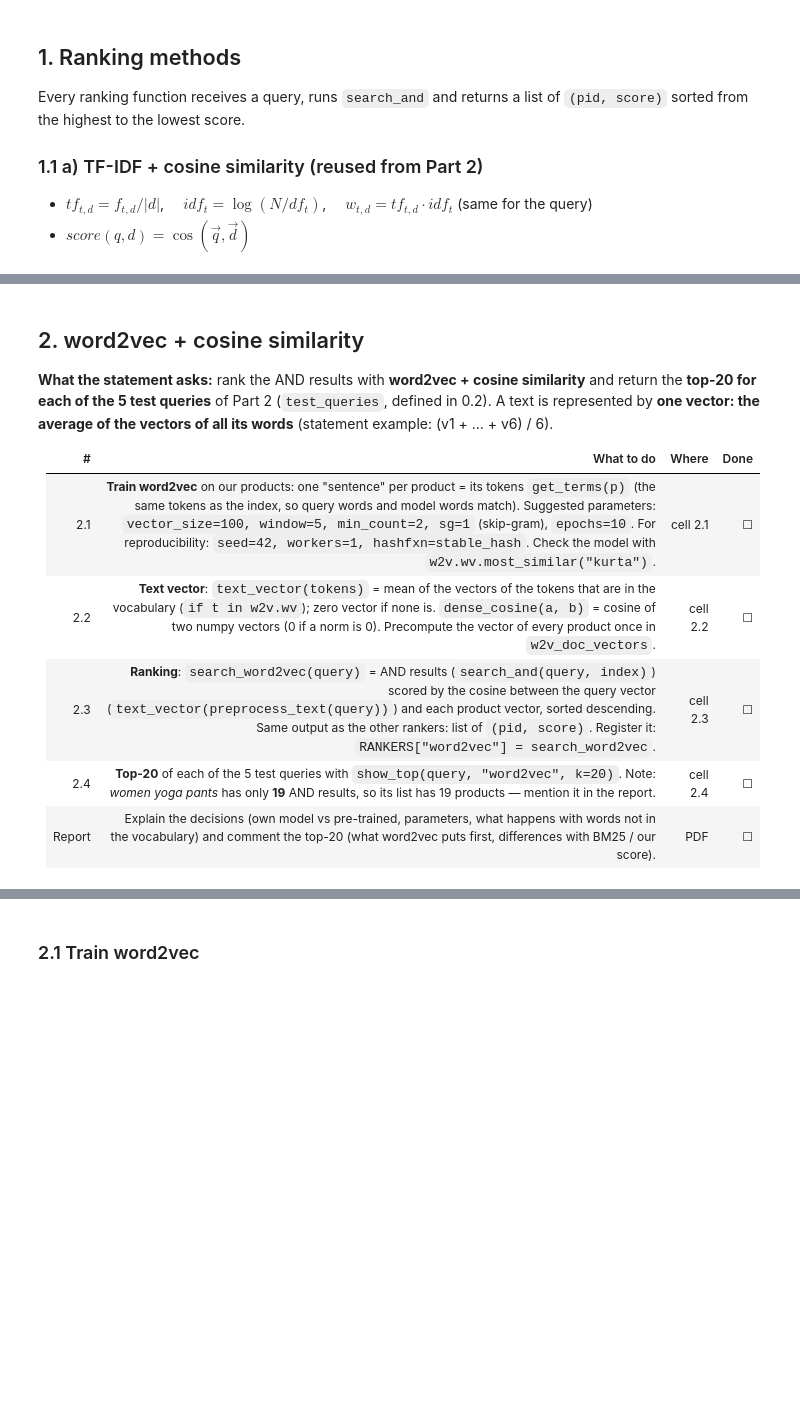
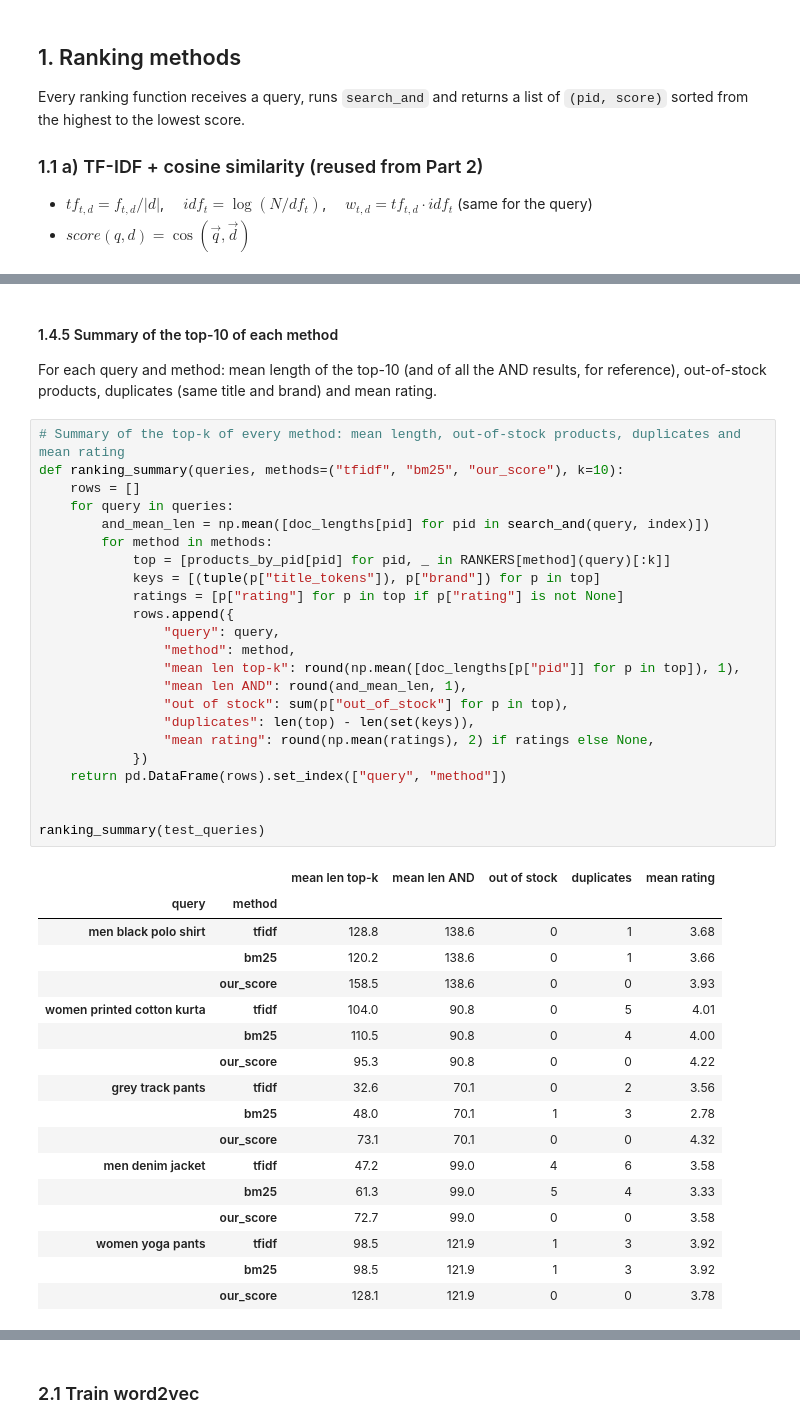
Before and after one commit to Mousemices/R-part1, a Jupyter notebook: project_progress/part_3/03_ranking_filtering.ipynb, the cells around one changed output, grey strips where cells are left out. Cells and saved outputs as stored; diff of their text form; blank space fills up the shorter version.

Commit message:
DELIVERABLE PART 3
Add word2vec ranking, ranking comparisons, result summaries, and the completed Part 3 report.

```diff
--- a/project_progress/part_3/03_ranking_filtering.ipynb
+++ b/project_progress/part_3/03_ranking_filtering.ipynb
@@ -534,12 +529,45 @@ for query in test_queries:
-# %% [markdown]
-## 2. word2vec + cosine similarity
-
-**What the statement asks:** rank the AND results with **word2vec + cosine similarity** and return the **top-20 for each of the 5 test queries** of Part 2 (`test_queries`, defined in 0.2). A text is represented by **one vector: the average of the vectors of all its words** (statement example: (v1 + … + v6) / 6).
-
-| # | What to do | Where | Done |
-|---|---|---|---|
-| 2.1 | **Train word2vec** on our products: one "sentence" per product = its tokens `get_terms(p)` (the same tokens as the index, so query words and model words match). Suggested parameters: `vector_size=100, window=5, min_count=2, sg=1` (skip-gram), `epochs=10`. For reproducibility: `seed=42, workers=1, hashfxn=stable_hash`. Check the model with `w2v.wv.most_similar("kurta")`. | cell 2.1 | ☐ |
-| 2.2 | **Text vector**: `text_vector(tokens)` = mean of the vectors of the tokens that are in the vocabulary (`if t in w2v.wv`); zero vector if none is. `dense_cosine(a, b)` = cosine of two numpy vectors (0 if a norm is 0). Precompute the vector of every product once in `w2v_doc_vectors`. | cell 2.2 | ☐ |
-| 2.3 | **Ranking**: `search_word2vec(query)` = AND results (`search_and(query, index)`) scored by the cosine between the query vector (`text_vector(preprocess_text(query))`) and each product vector, sorted descending. Same output as the other rankers: list of `(pid, score)`. Register it: `RANKERS["word2vec"] = search_word2vec`. | cell 2.3 | ☐ |
-| 2.4 | **Top-20** of each of the 5 test queries with `show_top(query, "word2vec", k=20)`. Note: *women yoga pants* has only **19** AND results, so its list has 19 products — mention it in the report. | cell 2.4 | ☐ |
-| Report | Explain the decisions (own model vs pre-trained, parameters, what happens with words not in the vocabulary) and comment the top-20 (what word2vec puts first, differences with BM25 / our score). | PDF | ☐ |
+# %% [markdown]
+#### 1.4.5 Summary of the top-10 of each method
+
+For each query and method: mean length of the top-10 (and of all the AND results, for reference), out-of-stock products, duplicates (same title and brand) and mean rating.
+# %%
+# Summary of the top-k of every method: mean length, out-of-stock products, duplicates and mean rating
+def ranking_summary(queries, methods=("tfidf", "bm25", "our_score"), k=10):
+    rows = []
+    for query in queries:
+        and_mean_len = np.mean([doc_lengths[pid] for pid in search_and(query, index)])
+        for method in methods:
+            top = [products_by_pid[pid] for pid, _ in RANKERS[method](query)[:k]]
+            keys = [(tuple(p["title_tokens"]), p["brand"]) for p in top]
+            ratings = [p["rating"] for p in top if p["rating"] is not None]
+            rows.append({
+                "query": query,
+                "method": method,
+                "mean len top-k": round(np.mean([doc_lengths[p["pid"]] for p in top]), 1),
+                "mean len AND": round(and_mean_len, 1),
+                "out of stock": sum(p["out_of_stock"] for p in top),
+                "duplicates": len(top) - len(set(keys)),
+                "mean rating": round(np.mean(ratings), 2) if ratings else None,
+            })
+    return pd.DataFrame(rows).set_index(["query", "method"])
+
+
+ranking_summary(test_queries)
+# %% [output]
+|  |  | mean len top-k | mean len AND | out of stock | duplicates | mean rating |
+| query | method |  |  |  |  |  |
+| men black polo shirt | tfidf | 128.8 | 138.6 | 0 | 1 | 3.68 |
+|  | bm25 | 120.2 | 138.6 | 0 | 1 | 3.66 |
+|  | our_score | 158.5 | 138.6 | 0 | 0 | 3.93 |
+| women printed cotton kurta | tfidf | 104.0 | 90.8 | 0 | 5 | 4.01 |
+|  | bm25 | 110.5 | 90.8 | 0 | 4 | 4.00 |
+|  | our_score | 95.3 | 90.8 | 0 | 0 | 4.22 |
+| grey track pants | tfidf | 32.6 | 70.1 | 0 | 2 | 3.56 |
+|  | bm25 | 48.0 | 70.1 | 1 | 3 | 2.78 |
+|  | our_score | 73.1 | 70.1 | 0 | 0 | 4.32 |
+| men denim jacket | tfidf | 47.2 | 99.0 | 4 | 6 | 3.58 |
+|  | bm25 | 61.3 | 99.0 | 5 | 4 | 3.33 |
+|  | our_score | 72.7 | 99.0 | 0 | 0 | 3.58 |
+| women yoga pants | tfidf | 98.5 | 121.9 | 1 | 3 | 3.92 |
+|  | bm25 | 98.5 | 121.9 | 1 | 3 | 3.92 |
+|  | our_score | 128.1 | 121.9 | 0 | 0 | 3.78 |
```
Also changed, not shown: parts of 33 cells of this notebook, 1 other file.
